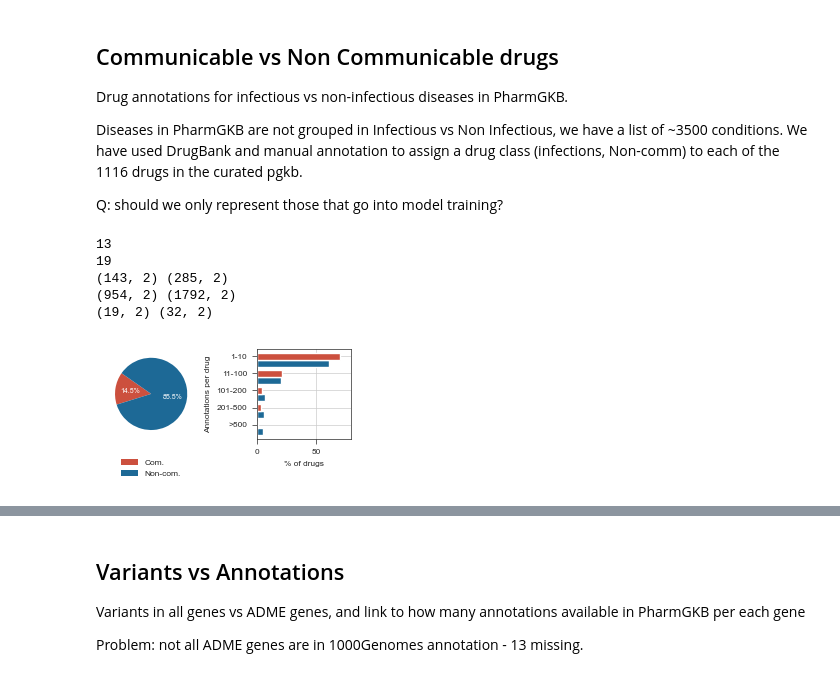
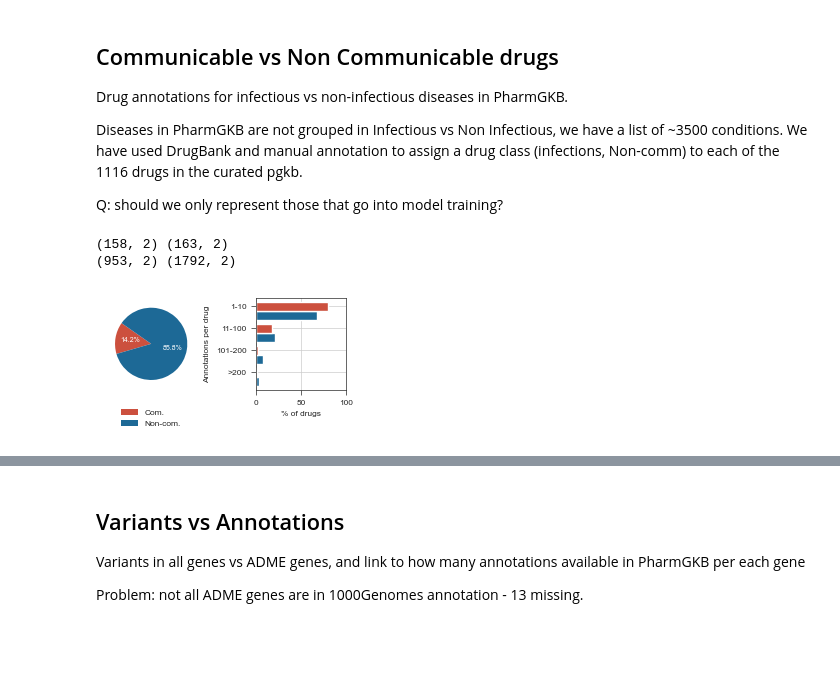
Before and after one commit to ersilia-os/pharmacogx-embeddings, a Jupyter notebook: paper/figure1_global_data.ipynb, the cells around one changed output, grey strips where cells are left out. Cells and saved outputs as stored; diff of their text form; code cells hidden in the pictures; blank space fills up the shorter version.

Commit message:
triplet infortmation

```diff
--- a/paper/figure1_global_data.ipynb
+++ b/paper/figure1_global_data.ipynb
@@ -126,45 +147,31 @@ Diseases in PharmGKB are not grouped in Infectious vs Non Infectious, we have a
 
 Q: should we only represent those that go into model training?
 # %%
-df = pd.read_csv(os.path.join("data", "pharmgkb_merged.csv"),low_memory=False)
-drugs = pd.read_csv(os.path.join("data", "curated_drugs.csv"))
+df = pd.read_csv(os.path.join("data", "pharmgkb_merged_triplets.csv"),low_memory=False)
 atc = pd.read_csv(os.path.join(DATAPATH, "drugbank", "drugbank_atc_codes.csv"))
-
-drugs_notann = list(set(drugs["chemical"])-set(df["chemical"]))
-print(len(drugs_notann))
-drugs_ann = df[df["chemical"].isin(drugs["chemical"])]
-print(len(list(set(drugs_ann["chemical"]))))
-drugs_counts = drugs_ann["chemical"].value_counts().reset_index()
 
 ncom = df[df["is_noncommunicable"]==1]
 com = df[df["is_infectious"]==1]
-com_nonsel = com[~com["chemical"].isin(drugs["chemical"])]
 ncom_counts = ncom['cid'].value_counts().reset_index()
-com_counts = com_nonsel['cid'].value_counts().reset_index()
+com_counts = com['cid'].value_counts().reset_index()
 
 # ADD Missing Drugs
 all_com = atc[atc["is_infectious"]==1]
-all_com_nonsel = all_com[~all_com["pharmgkb_id"].isin(drugs["cid"])]["pharmgkb_id"].tolist()
 all_ncom = atc[atc["is_noncommunicable"]==1]["pharmgkb_id"].tolist()
-non_ann_com = list(set(all_com_nonsel)-set(com_counts["cid"]))
+non_ann_com = list(set(all_com)-set(com_counts["cid"]))
 non_ann_ncom = list(set(all_ncom)-set(ncom_counts["cid"]))
 com_counts_all = pd.concat([com_counts, pd.DataFrame({"cid":non_ann_com, "count":0})])
 ncom_counts_all = pd.concat([ncom_counts, pd.DataFrame({"cid":non_ann_ncom, "count":0})])
-drugs_counts_all = pd.concat([drugs_counts,pd.DataFrame({'chemical': list(drugs_notann), 'count': 0})], ignore_index=True)
 
 print(com_counts.shape, com_counts_all.shape)
 print(ncom_counts.shape, ncom_counts_all.shape)
-print(drugs_counts.shape, drugs_counts_all.shape)
 # %% [output]
-13
-19
-(143, 2) (285, 2)
-(954, 2) (1792, 2)
-(19, 2) (32, 2)
+(158, 2) (163, 2)
+(953, 2) (1792, 2)
 # %%
 def cum_df_nozeroes(df, cid_col):
-    bins = [0, 10, 100, 200, 500, 3500]
-    labels = ['1-10', '11-100', '101-200', '201-500', '>500']
+    bins = [0, 10, 100, 200, 3500]
+    labels = ['1-10', '11-100', '101-200', '>200']
     df['bin'] = pd.cut(df['count'], bins=bins, labels=labels, right=True)
     reduced_df = df.groupby('bin', observed=False)[cid_col].count().reset_index(name='cid_num')
     total_cids = df[cid_col].count()
@@ -172,8 +179,8 @@ def cum_df_nozeroes(df, cid_col):
     return reduced_df
 
 def cum_df_zeroes(df, cid_col):
-    bins = [-1,0, 10, 100, 200, 500, 35000]
-    labels = ['0','1-10', '11-100', '101-200', '201-500', '>500']
+    bins = [-1,0, 10, 100, 200, 3500]
+    labels = ['0','1-10', '11-100', '101-200', '>200']
     df['bin'] = pd.cut(df['count'], bins=bins, labels=labels, right=True)
     reduced_df = df.groupby('bin', observed=False)[cid_col].count().reset_index(name='cid_num')
     total_cids = df[cid_col].count()
@@ -182,50 +189,38 @@ def cum_df_zeroes(df, cid_col):
 
 com_counts_red = cum_df_nozeroes(com_counts, "cid")
 ncom_counts_red = cum_df_nozeroes(ncom_counts, "cid")
-drugs_counts_red = cum_df_nozeroes(drugs_counts, "chemical")
 com_counts_all_red = cum_df_zeroes(com_counts_all, "cid")
 ncom_counts_all_red = cum_df_zeroes(ncom_counts_all, "cid")
-drugs_counts_all_red = cum_df_zeroes(drugs_counts_all, "chemical")
 # %%
 com_drugs = list(set(com["chemical"]))
 ncom_drugs = list(set(ncom["chemical"]))
 
 fig, axs = st.create_figure(1,2, width=TWO_COLUMNS_WIDTH*0.37, height=1.475)
 ax = axs.next()
 sizes = [len(com_drugs), len(ncom_drugs)] #incl TB and Malaria drugs
 labels=["Communicable", "Non-communicable"],
 ax.pie(sizes, labels=["", ""], colors=[red,blue], autopct='%1.1f%%', startangle=145, wedgeprops=dict(edgecolor='none'), textprops={'color': 'white'})
 
-"""
-subset_size = 32-len(drugs_notann)
-sizes_overlay = [subset_size, len(com_drugs) - subset_size, len(ncom_drugs)]
-overlay_colors = [green, red, blue]
-ax.pie(sizes_overlay, colors=overlay_colors, startangle=140, labels=["", "", ""], wedgeprops=dict(edgecolor='none', alpha=0.5))
-ax.legend(["Communicable", "Non-communicable", "Malaria/Tb"], loc="lower left")
-"""
 ax.legend(["Com.", "Non-com."], loc="lower center", bbox_to_anchor=(0.5, -0.5), ncol=1, frameon=False)
 st.label(ax, title="", xlabel="", ylabel="", abc="")
 
 def plot_combined_horizontal_bar(ax, df1, df2, labels, colors):
     bar_width = 0.4
     y = np.arange(len(df1))  # Position of bars
     ax.barh(y - bar_width, df1['perc_cid'], height=bar_width, color=colors[0], label=labels[0], edgecolor=None)
     ax.barh(y, df2['perc_cid'], height=bar_width, color=colors[1], label=labels[1], edgecolor=None)
     ax.set_yticks(y)
     ax.set_yticklabels(df1['bin'])
-    ax.set_xlim(0, 80)
+    ax.set_xlim(0, 100)
     plt.tight_layout()
 
 #take all comm incl malaria and TB drugs
-com = df[df["is_infectious"]==1]
-com_counts = com['cid'].value_counts().reset_index()
-com_counts_red = cum_df_nozeroes(com_counts, "cid")
 com_counts_red = com_counts_red.sort_values(by=["perc_cid"])
 ncom_counts_red = ncom_counts_red.sort_values(by=["perc_cid"])
 ax = axs.next()
 plot_combined_horizontal_bar(ax, ncom_counts_red, com_counts_red, labels=['Non-communicable', 'Communicable'],  colors=[blue, red])
 st.label(ax, xlabel="% of drugs", ylabel="Annotations per drug", title="", abc="")
 st.save_figure("assets/drug_class_pie.png")
 st.save_figure("assets/drug_class_pie.pdf")
 # %% [output]
-[figure, old version]
+[figure, new version]
```
Also changed, not shown: parts of 5 cells of this notebook, 13 other files.
